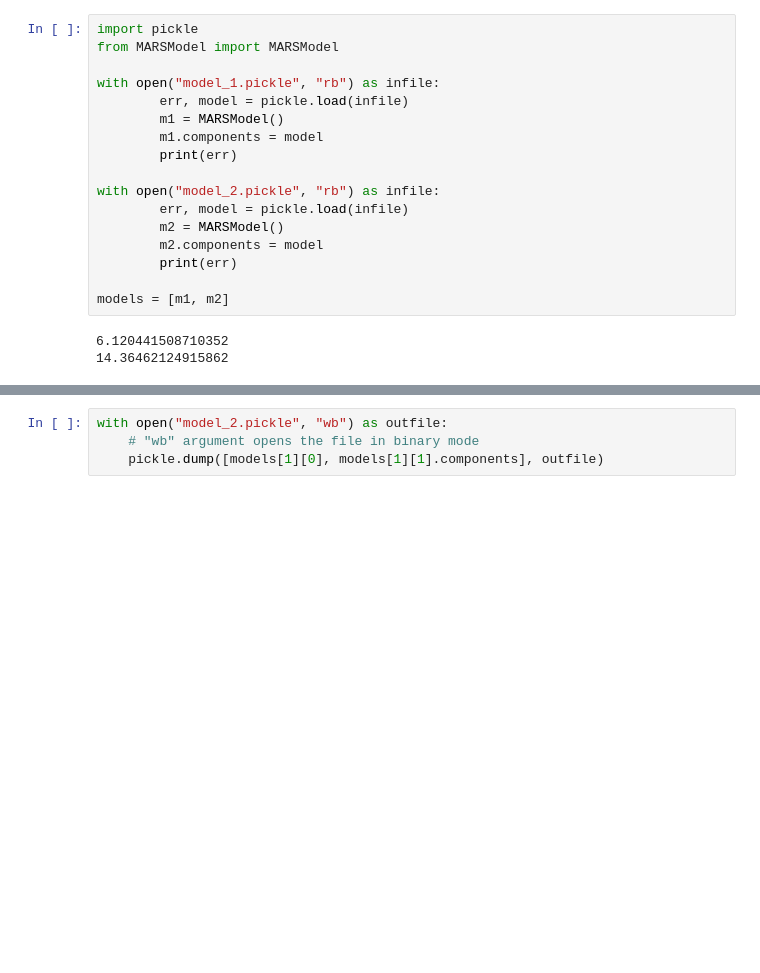
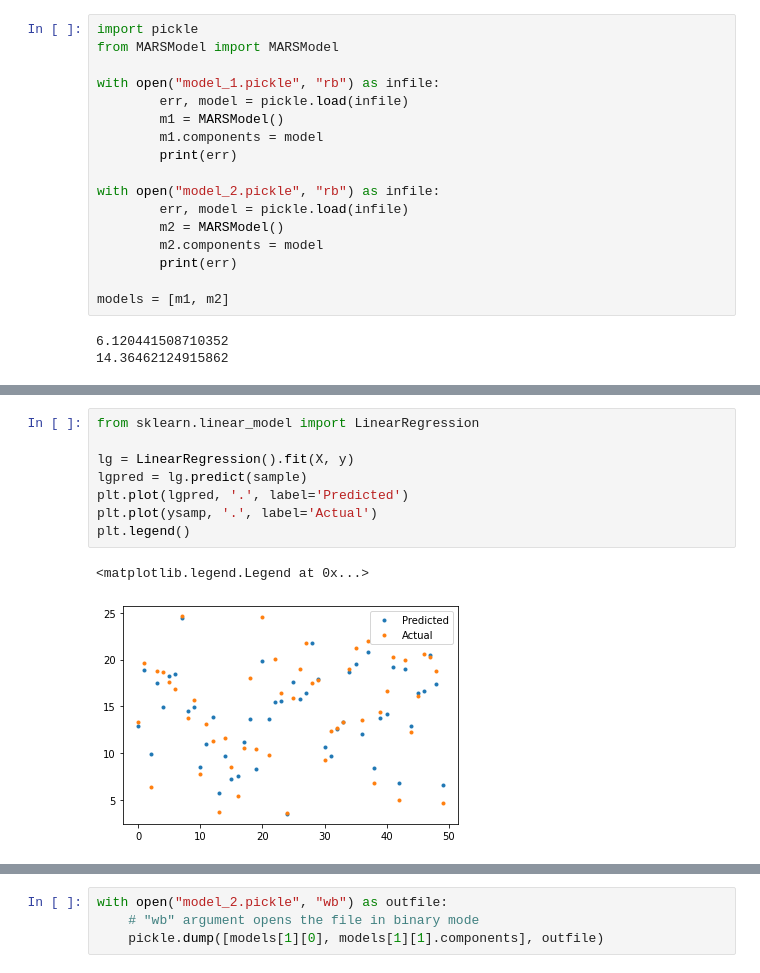
Before and after one commit to TheRealKS/MARS, a Jupyter notebook: test.ipynb, the cells around one changed output, grey strips where cells are left out. Cells and saved outputs as stored; diff of their text form; blank space fills up the shorter version.

```diff
--- a/test.ipynb
+++ b/test.ipynb
@@ -99,0 +166,11 @@ NameError: name 'models' is not defined
+# %%
+from sklearn.linear_model import LinearRegression
+
+lg = LinearRegression().fit(X, y)
+lgpred = lg.predict(sample)
+plt.plot(lgpred, '.', label='Predicted')
+plt.plot(ysamp, '.', label='Actual')
+plt.legend()
+# %% [output]
+<matplotlib.legend.Legend at 0x...>
+[figure, added]
```
Also changed, not shown: parts of 13 cells of this notebook, 5 other files.
